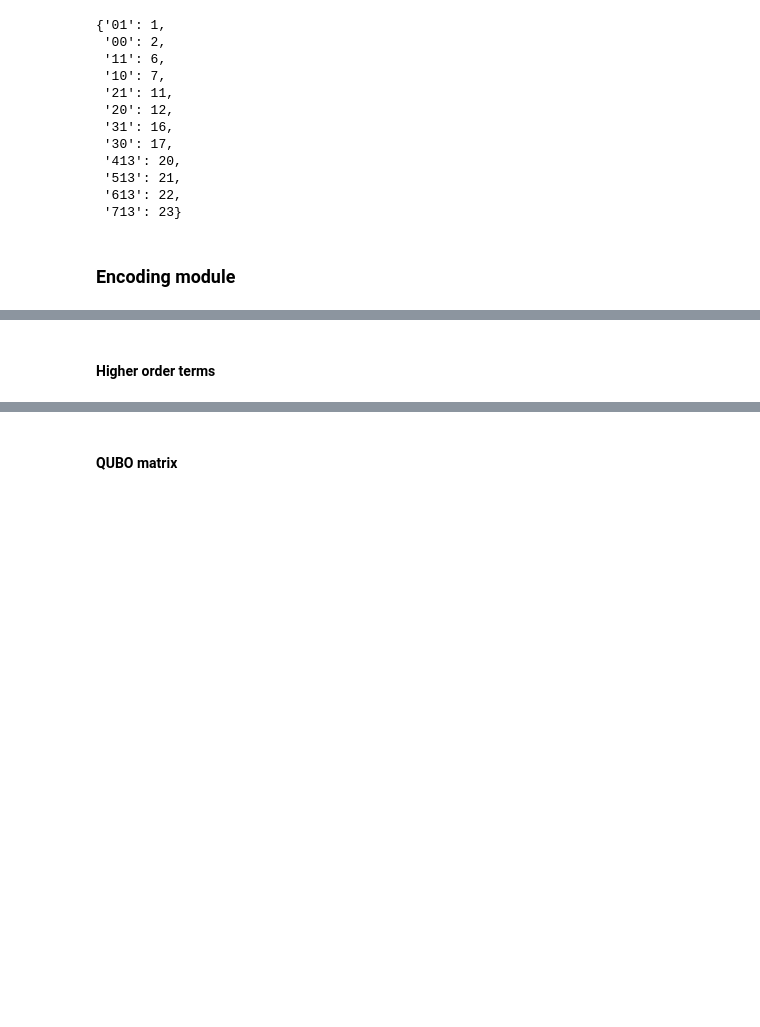
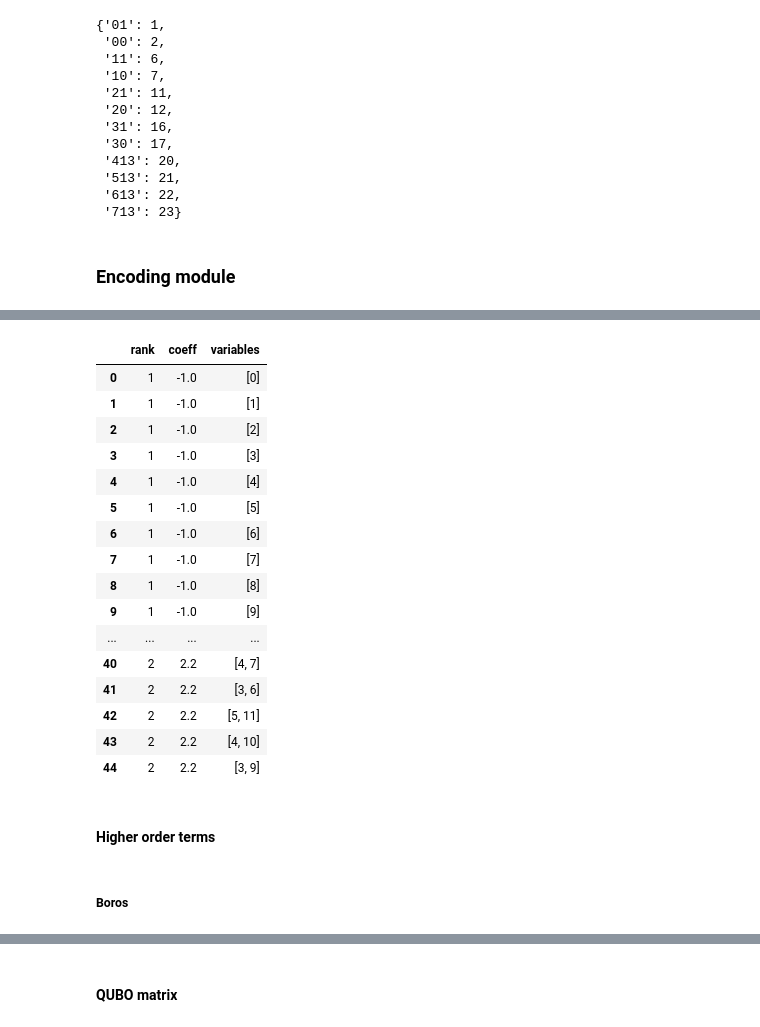
Before and after one commit to GiacomoFrn/QUBO-optimization, a Jupyter notebook: encoder.ipynb, the cells around one changed output, grey strips where cells are left out. Saved outputs shown, nothing was run; the diff lists cells and outputs as text; code cells hidden in the pictures; blank space fills up the shorter version.

Commit message:
added Boros reduction method

```diff
--- a/encoder.ipynb
+++ b/encoder.ipynb
@@ -446,0 +484,17 @@ qubo_df.head()
+# %%
+# group terms with same indexing and sum coefficients
+def preprocess_indexes(indexes, join=False):
+    # sort if more than one element
+    if len(indexes)>1:
+        indexes = sorted(indexes, key=lambda x: x[0]+x[1]/10) # hardcoded solution to consider both sublists elements
+
+    # produce string output
+    proc_indexes = [str(i[0])+str(i[1]) for i in indexes ]
+    return ''.join(proc_indexes) if join else proc_indexes
+
+# group by operation needs string object
+qubo_df['gb_indexes'] = qubo_df['indexes'].apply(preprocess_indexes, join=True)
+qubo_df_ = qubo_df.groupby(['gb_indexes'], as_index=False, sort=False).agg({'rank': 'first', 'coeff': 'sum', 'indexes': 'first'}).drop(['gb_indexes'], axis=1)
+
+# recover process indexes for qubo indexing
+#qubo_df_['proc_indexes'] = qubo_df_['indexes'].apply(preprocess_indexes, join=False)
@@ -447,2 +515,41 @@ qubo_df.head()
+# %%
+# produce hash column for dictionary indexing
+qubo_df_['keys'] = qubo_df_['indexes'].apply(preprocess_indexes, join=False)
+# %%
+# produce 1 to one dict between keys of the dataframe and indexes of the qubo matrix
+key_to_qubo_dict = {}
+j = 0
+for i in range(len(qubo_df_)):
+    # check if index is a single key
+    if len(qubo_df_.loc[i]['keys'])==1:
+        key_to_qubo_dict[qubo_df_.loc[i]['keys'][0]] = j
+        j = j + 1
+# %%
+# add column with variable indexing
+qubo_df_['variables'] = qubo_df_['keys'].apply(lambda k: [key_to_qubo_dict[k_i] for k_i in k])
+qubo_df_ = qubo_df_.drop(['indexes', 'keys'], axis=1)
+qubo_df_ ['variables'] = qubo_df_ ['variables'].apply(lambda x: np.array(x))
+# %%
+qubo_df_
+# %% [output]
+|  | rank | coeff | variables |
+| 0 | 1 | -1.0 | [0] |
+| 1 | 1 | -1.0 | [1] |
+| 2 | 1 | -1.0 | [2] |
+| 3 | 1 | -1.0 | [3] |
+| 4 | 1 | -1.0 | [4] |
+| 5 | 1 | -1.0 | [5] |
+| 6 | 1 | -1.0 | [6] |
+| 7 | 1 | -1.0 | [7] |
+| 8 | 1 | -1.0 | [8] |
+| 9 | 1 | -1.0 | [9] |
+| ... | ... | ... | ... |
+| 40 | 2 | 2.2 | [4, 7] |
+| 41 | 2 | 2.2 | [3, 6] |
+| 42 | 2 | 2.2 | [5, 11] |
+| 43 | 2 | 2.2 | [4, 10] |
+| 44 | 2 | 2.2 | [3, 9] |
 # %% [markdown]
 #### Higher order terms
+# %% [markdown]
+##### Boros
```
Also changed, not shown: parts of 21 cells of this notebook, 1 other file.
